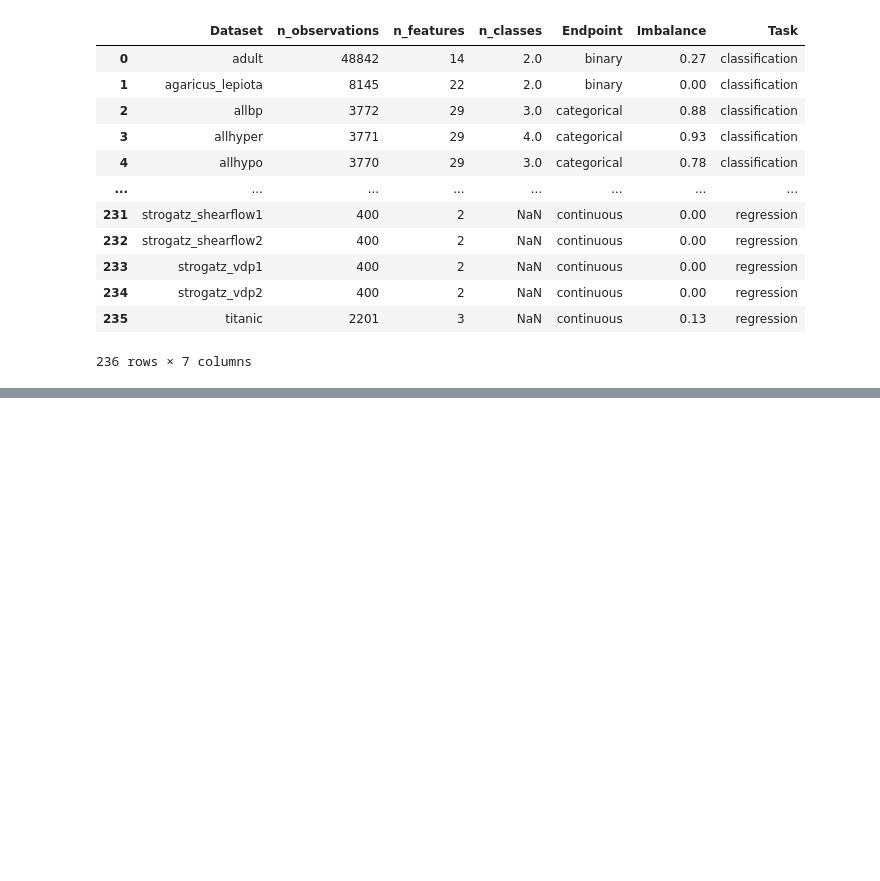
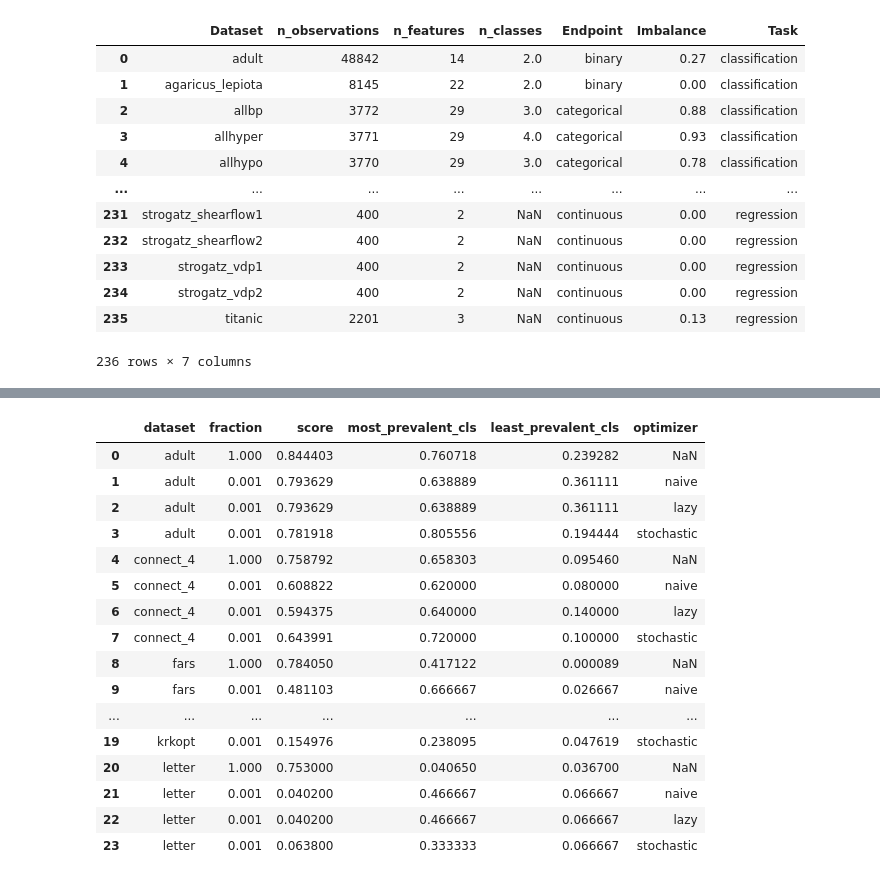
Before and after one commit to ricomnl/apricot-benchmark, a Jupyter notebook: notebooks/metadata.ipynb, the cells around one changed output, grey strips where cells are left out. Saved outputs shown, nothing was run; the diff lists cells and outputs as text; code cells hidden in the pictures; blank space fills up the shorter version.

```diff
--- a/notebooks/metadata.ipynb
+++ b/notebooks/metadata.ipynb
@@ -95,0 +84,20 @@ m
+# %%
+pd.read_json("../results.json")
+# %% [output]
+|  | dataset | fraction | score | most_prevalent_cls | least_prevalent_cls | optimizer |
+| 0 | adult | 1.000 | 0.844403 | 0.760718 | 0.239282 | NaN |
+| 1 | adult | 0.001 | 0.793629 | 0.638889 | 0.361111 | naive |
+| 2 | adult | 0.001 | 0.793629 | 0.638889 | 0.361111 | lazy |
+| 3 | adult | 0.001 | 0.781918 | 0.805556 | 0.194444 | stochastic |
+| 4 | connect_4 | 1.000 | 0.758792 | 0.658303 | 0.095460 | NaN |
+| 5 | connect_4 | 0.001 | 0.608822 | 0.620000 | 0.080000 | naive |
+| 6 | connect_4 | 0.001 | 0.594375 | 0.640000 | 0.140000 | lazy |
+| 7 | connect_4 | 0.001 | 0.643991 | 0.720000 | 0.100000 | stochastic |
+| 8 | fars | 1.000 | 0.784050 | 0.417122 | 0.000089 | NaN |
+| 9 | fars | 0.001 | 0.481103 | 0.666667 | 0.026667 | naive |
+| ... | ... | ... | ... | ... | ... | ... |
+| 19 | krkopt | 0.001 | 0.154976 | 0.238095 | 0.047619 | stochastic |
+| 20 | letter | 1.000 | 0.753000 | 0.040650 | 0.036700 | NaN |
+| 21 | letter | 0.001 | 0.040200 | 0.466667 | 0.066667 | naive |
+| 22 | letter | 0.001 | 0.040200 | 0.466667 | 0.066667 | lazy |
+| 23 | letter | 0.001 | 0.063800 | 0.333333 | 0.066667 | stochastic |
```
Also changed, not shown: parts of 19 cells of this notebook, 6 other files.
